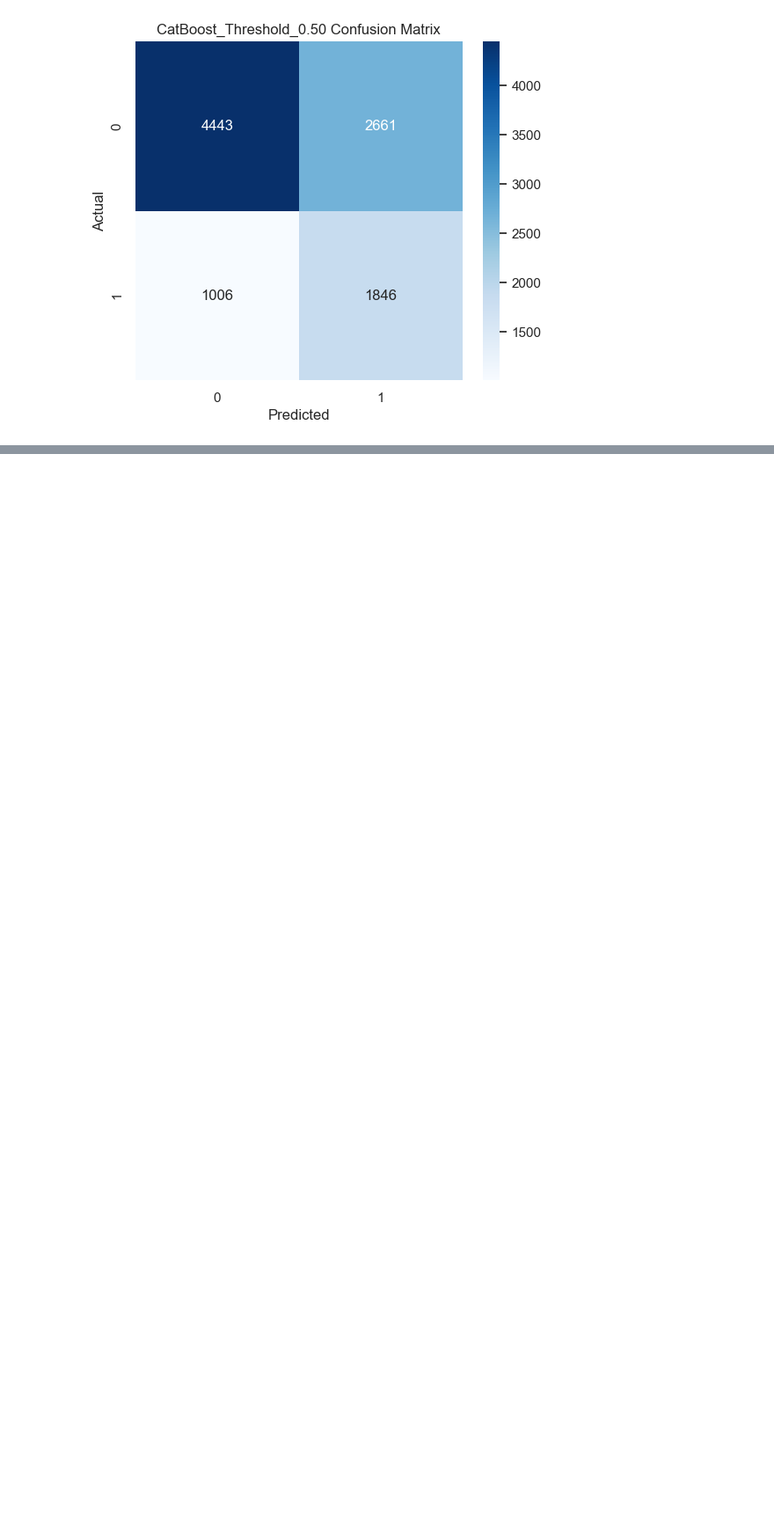
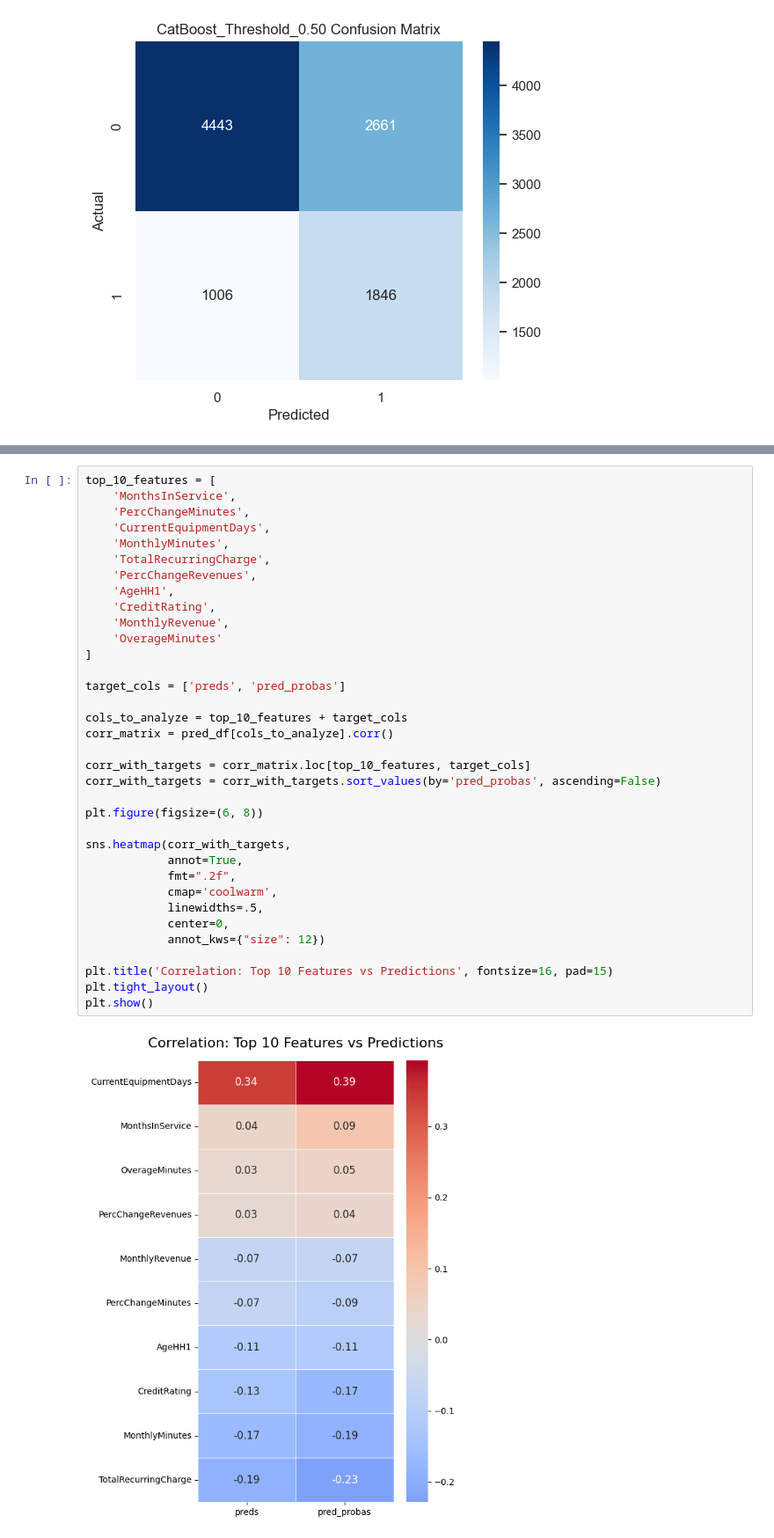
Before and after one commit to SKNETWORKS-FAMILY-AICAMP/SKN24-2nd-6Team, a Jupyter notebook: src/models/catboost/ML_CatBoost_Final.ipynb, the cells around one changed output, grey strips where cells are left out. Shown at 88% size. Cells and saved outputs as stored; diff of their text form; blank space fills up the shorter version.

```diff
--- a/src/models/catboost/ML_CatBoost_Final.ipynb
+++ b/src/models/catboost/ML_CatBoost_Final.ipynb
@@ -379,0 +445,37 @@ plt.show()
+# %%
+top_10_features = [
+    'MonthsInService',
+    'PercChangeMinutes',
+    'CurrentEquipmentDays',
+    'MonthlyMinutes',
+    'TotalRecurringCharge',
+    'PercChangeRevenues',
+    'AgeHH1',
+    'CreditRating',
+    'MonthlyRevenue',
+    'OverageMinutes'
+]
+
+target_cols = ['preds', 'pred_probas']
+
+cols_to_analyze = top_10_features + target_cols
+corr_matrix = pred_df[cols_to_analyze].corr()
+
+corr_with_targets = corr_matrix.loc[top_10_features, target_cols]
+corr_with_targets = corr_with_targets.sort_values(by='pred_probas', ascending=False)
+
+plt.figure(figsize=(6, 8))
+
+sns.heatmap(corr_with_targets,
+            annot=True,
+            fmt=".2f",
+            cmap='coolwarm',
+            linewidths=.5,
+            center=0,
+            annot_kws={"size": 12})
+
+plt.title('Correlation: Top 10 Features vs Predictions', fontsize=16, pad=15)
+plt.tight_layout()
+plt.show()
+# %% [output]
+[figure, added]
```
Also changed, not shown: parts of 7 cells of this notebook.
